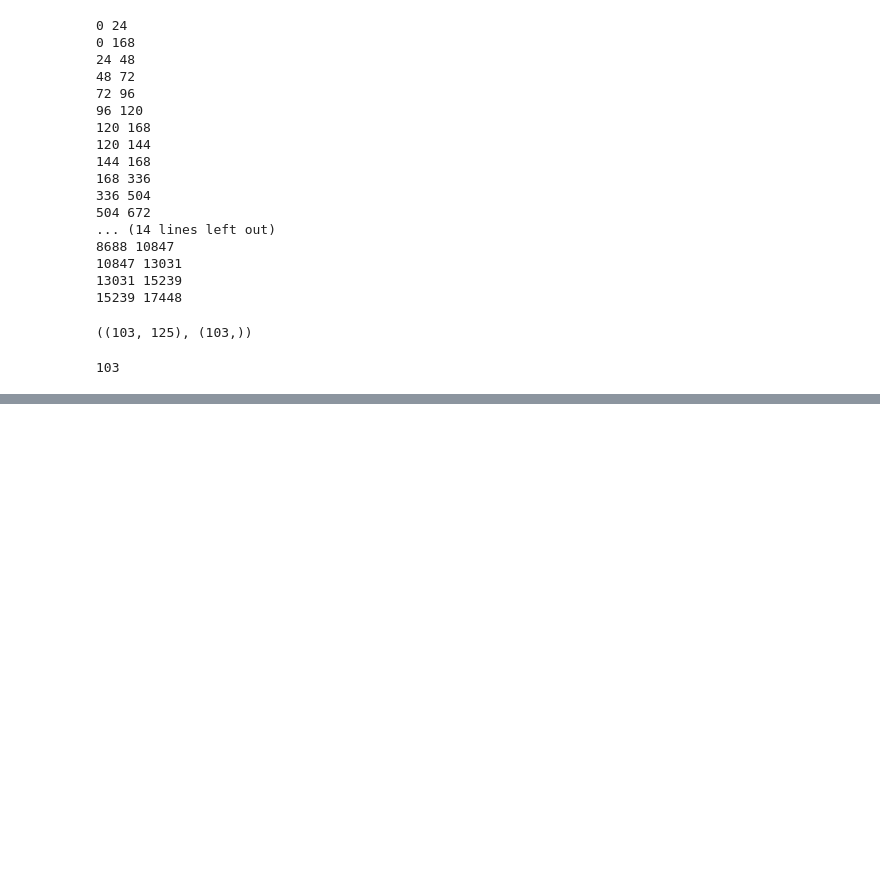
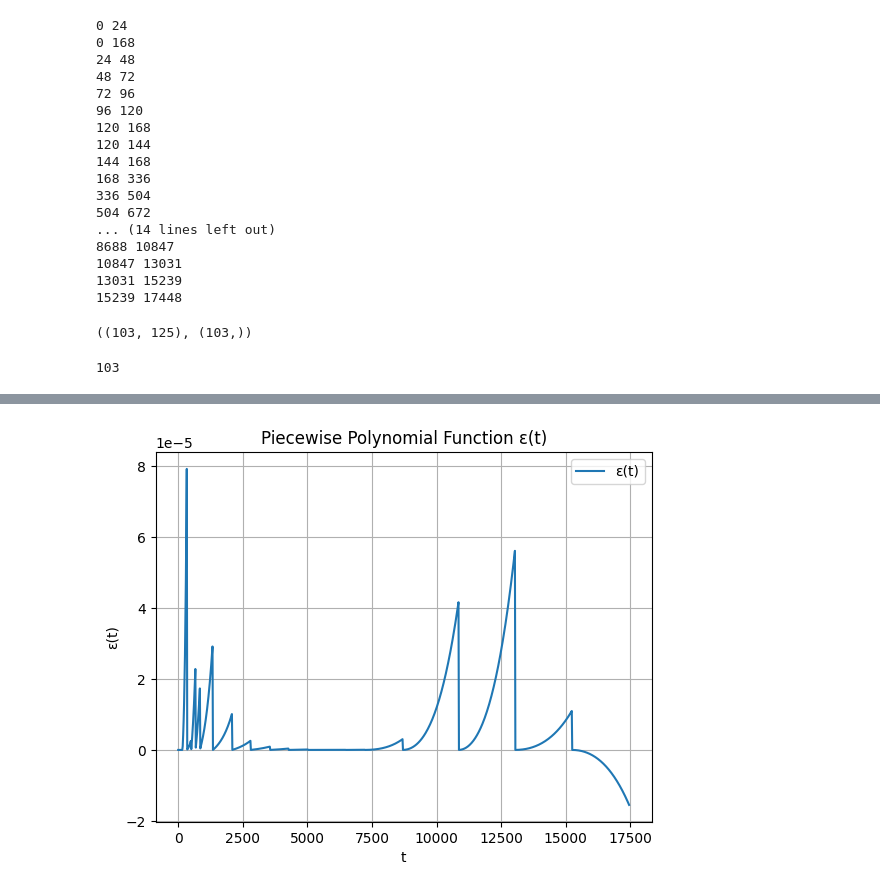
Before and after one commit to LMU-DATA-SCIENCE/price-forward-curve, a Jupyter notebook: pfc_benth_2007.ipynb, the cells around one changed output, grey strips where cells are left out. Cells and saved outputs as stored; diff of their text form; code cells hidden in the pictures; blank space fills up the shorter version.

Commit message:
add epsilon piecewise polynomial function; visulalize corrected forecast

```diff
--- a/pfc_benth_2007.ipynb
+++ b/pfc_benth_2007.ipynb
@@ -96,0 +113,15 @@ ValueError: The truth value of an array with more than one element is ambiguous.
+# %%
+# Construct ε(t)
+epsilon = construct_epsilon(x, t)
+
+# Plot ε(t)
+t_plot = np.linspace(t[0], t[-1], 1000)
+plt.plot(t_plot, epsilon(t_plot), label="ε(t)")
+plt.xlabel("t")
+plt.ylabel("ε(t)")
+plt.title("Piecewise Polynomial Function ε(t)")
+plt.legend()
+plt.grid()
+plt.show()
+# %% [output]
+[figure, added]
```
Also changed, not shown: parts of 4 cells of this notebook, 1 other file.
